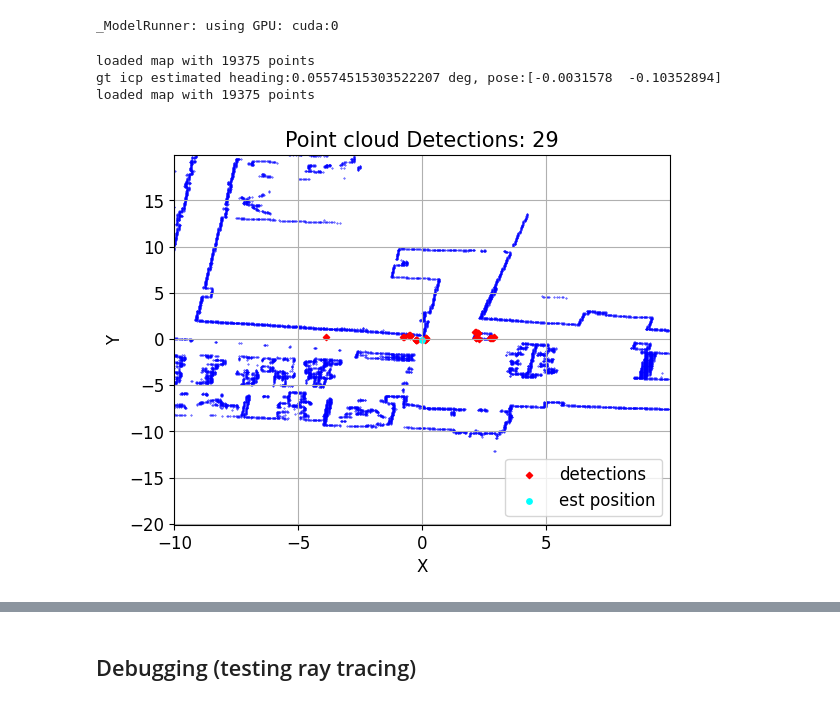
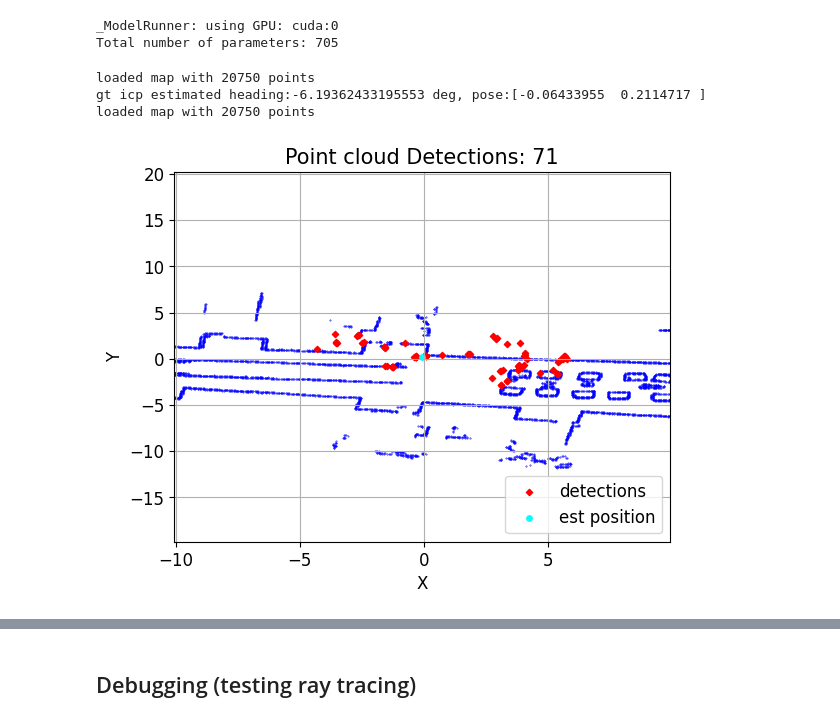
Before and after one commit to davidmhunt/odometry, a Jupyter notebook: notebooks/eval_gnn_point_cloud_integrator.ipynb, the cells around one changed output, grey strips where cells are left out. Cells and saved outputs as stored; diff of their text form; code cells hidden in the pictures.

Commit message:
updated test benches for RaGNNarok evaluation

```diff
--- a/notebooks/eval_gnn_point_cloud_integrator.ipynb
+++ b/notebooks/eval_gnn_point_cloud_integrator.ipynb
@@ -33,14 +33,14 @@ MAP_DIRECTORY=os.getenv("MAP_DIRECTORY")
 GENERATED_DATASETS_PATH=os.getenv("GENERATED_DATASETS_PATH")
 
 #setup the datasets
-# folder_name = "WILK"
-folder_name = "WILK_BASEMENT"
-# file_name = "WILK_Multipath_Test_5" #for point cloud comparison (frame 1340)
+folder_name = "WILK"
+# folder_name = "WILK_BASEMENT"
+file_name = "WILK_Multipath_Test_5" #for point cloud comparison (frame 1340)
 # file_name = "WILK_Path_1_Same_Side_Dynamic_1"
-file_name = "wilk_basement_3" #wilk_basement_2 for point cloud processing (frame 780)
+# file_name = "wilk_basement_3" #wilk_basement_2 for point cloud processing (frame 780)
 
-config_label = "10fp_10fh_0_50_th_5mRng_0_2_res"
-working_dir_path = "/home/david/Documents/odometry/submodules/mmwave_model_integrator/scripts/working_dir"
+config_label = "RaGNNarok_1fp_20fh_0_50_th_5mRng_0_2_res"
+working_dir_path = "/home/david/Documents/odometry/submodules/mmwave_model_integrator/scripts/working_dir/RaGNNarok"
 
 dataset = CpslDS(
     dataset_path=os.path.join(DATASET_PATH,folder_name,file_name), #_spin_recall
@@ -54,6 +54,6 @@ dataset = CpslDS(
 
 map_handler = MapHandler(
     maps_folder=MAP_DIRECTORY,
-    map_file="wilk_basement_revB.yaml"#"wilkinson.yaml"""wilk_basement_revB.yaml"
+    map_file="wilkinson.yaml"#"wilkinson.yaml"""wilk_basement_revB.yaml"
 )
 # %% [output]
@@ -116,65 +109,66 @@ runner = GNNRunner(
         in_channels=4,
         hidden_channels=16,
         out_channels=1
-    ),state_dict_path=os.path.join(working_dir_path,"Sage_{}.pth".format(config_label)),
+    ),state_dict_path=os.path.join(working_dir_path,"{}.pth".format(config_label)),
     cuda_device="cuda:0",
-    edge_radius=10.0
+    edge_radius=5.0
 )
 
 probabilistic_pc_grid = ProbabilisticPCGridGNN(
     runner=runner,
-    grid_resolution_m=0.20,
+    grid_resolution_m=0.10,
     grid_max_distance_m=5.0,
     occupancy_threshold=0.20,
-    num_frames_history=10
+    num_frames_history=20
 )
 
 historical_pc_grid = HistoricalPCGrid(
     grid_resolution_m=0.2,
     grid_max_distance_m=5.0,
-    num_frames_persistance=50
+    num_frames_persistance=10.0
 )
 
 point_cloud_integrator = _PointCloudIntegrator(
     probabilistic_pc_grid=probabilistic_pc_grid,
     historical_pc_grid=historical_pc_grid,
     min_detection_radius=1.0,
-    max_detection_radius=20.0,
+    max_detection_radius=5.0,
 )
 # %% [output]
 _ModelRunner: using GPU: cuda:0
+Total number of parameters: 705
 # %%
 test_bench = GnnPointCloudIntegratorTB(
     localizer=radar_odometry,
     gt_localizer=lidar_odometry,
     map_handler=map_handler,
     dataset=dataset,
     point_cloud_integrator=point_cloud_integrator,
-    model_dataset_generator=dataset_generator
+    model_dataset_generator=None
 )
 
 start_heading = np.deg2rad(0.0)
 start_pose = np.array([0.0,0.0])
 
 #initialize the localization
 new_heading_rad,new_pose_m = test_bench.init_localization(
     est_start_heading_rad=start_heading,
     est_start_pose_m=start_pose,
     show=True
 )
 
 #initialize the filter
 test_bench.init_filter(
     est_start_heading_rad=new_heading_rad,
     est_start_position_m=new_pose_m,
     start_time_s=test_bench.get_dataset_start_time(idx=0),
     gyro_bias=-0.0024 #originally -0.0024
 )
 # %% [output]
-loaded map with 19375 points
-gt icp estimated heading:0.05574515303522207 deg, pose:[-0.0031578  -0.10352894]
-loaded map with 19375 points
+loaded map with 20750 points
+gt icp estimated heading:-6.19362433195553 deg, pose:[-0.06433955  0.2114717 ]
+loaded map with 20750 points
-[figure, old version]
+[figure, new version]
 # %%
 #loading directory from .env file
 MOVIE_TEMP_DIRECTORY = os.getenv("MOVIE_TEMP_DIRECTORY")
```
Also changed, not shown: parts of 13 cells of this notebook, 15 other files.
